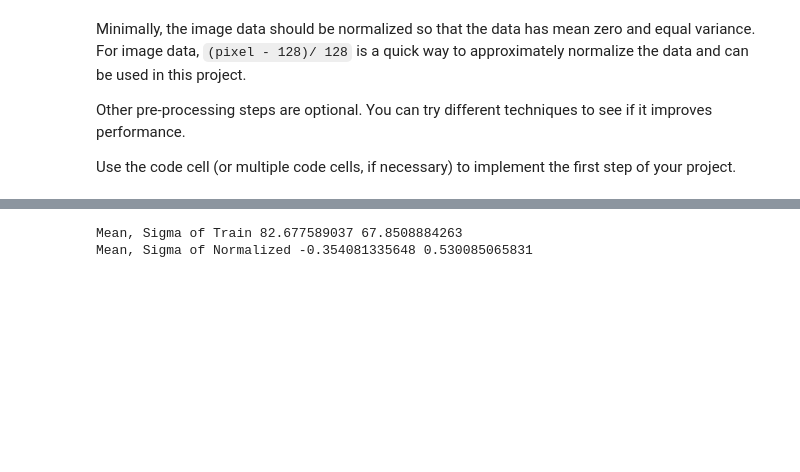
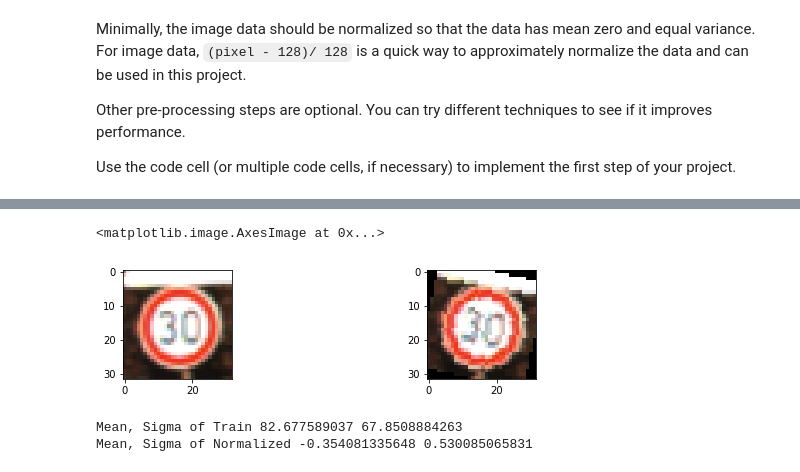
Before and after one commit to samiriff/CarND-Traffic-Sign-Classifier-Project, a Jupyter notebook: Traffic_Sign_Classifier.ipynb, the cells around one changed output, grey strips where cells are left out. Saved outputs shown, nothing was run; the diff lists cells and outputs as text; code cells hidden in the pictures; blank space fills up the shorter version.

```diff
--- a/Traffic_Sign_Classifier.ipynb
+++ b/Traffic_Sign_Classifier.ipynb
@@ -224,3 +242,19 @@ def normalize(x):
+# %%
+def rotate(img, degree_angle):
+    radian = degree_angle * math.pi / 180
+    tf_img = tf.convert_to_tensor(img)
+    tf_img = tf.contrib.image.rotate(tf_img, radian)
+    with tf.Session() as sess:
+        rotated_img = sess.run(tf_img)
+    return rotated_img
+# %%
+tf.reset_default_graph()
+fig, (ax1, ax2) = plt.subplots(1, 2, figsize=(10, 2))
+ax1.imshow(X_train[3000])
+ax2.imshow(rotate(X_train[3000], random.randint(-15, 15)))
+# %% [output]
+<matplotlib.image.AxesImage at 0x...>
+[figure, added]
 # %%
 def preprocess(x):
     new_x = normalize(x)
```
Also changed, not shown: parts of 16 cells of this notebook.
